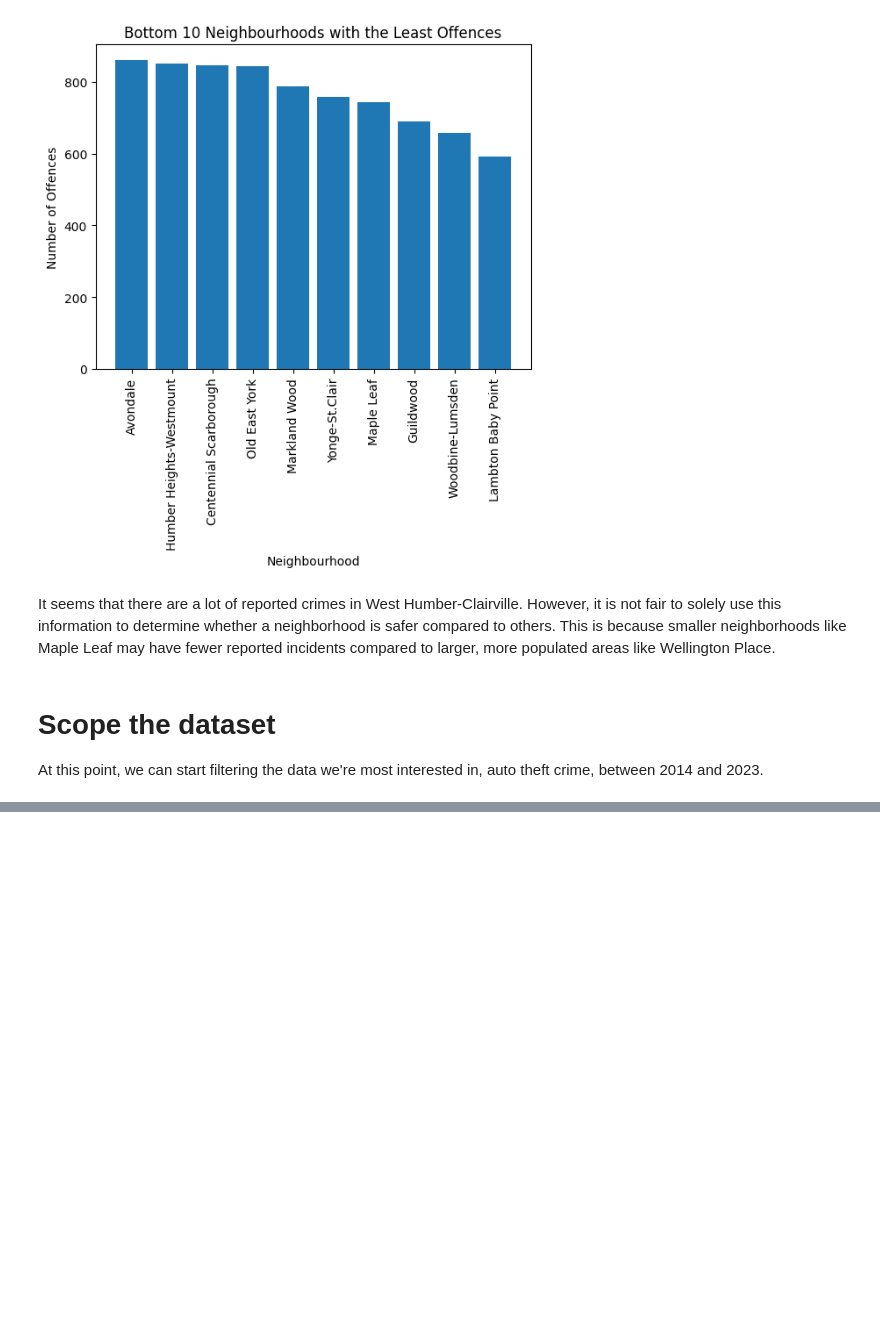
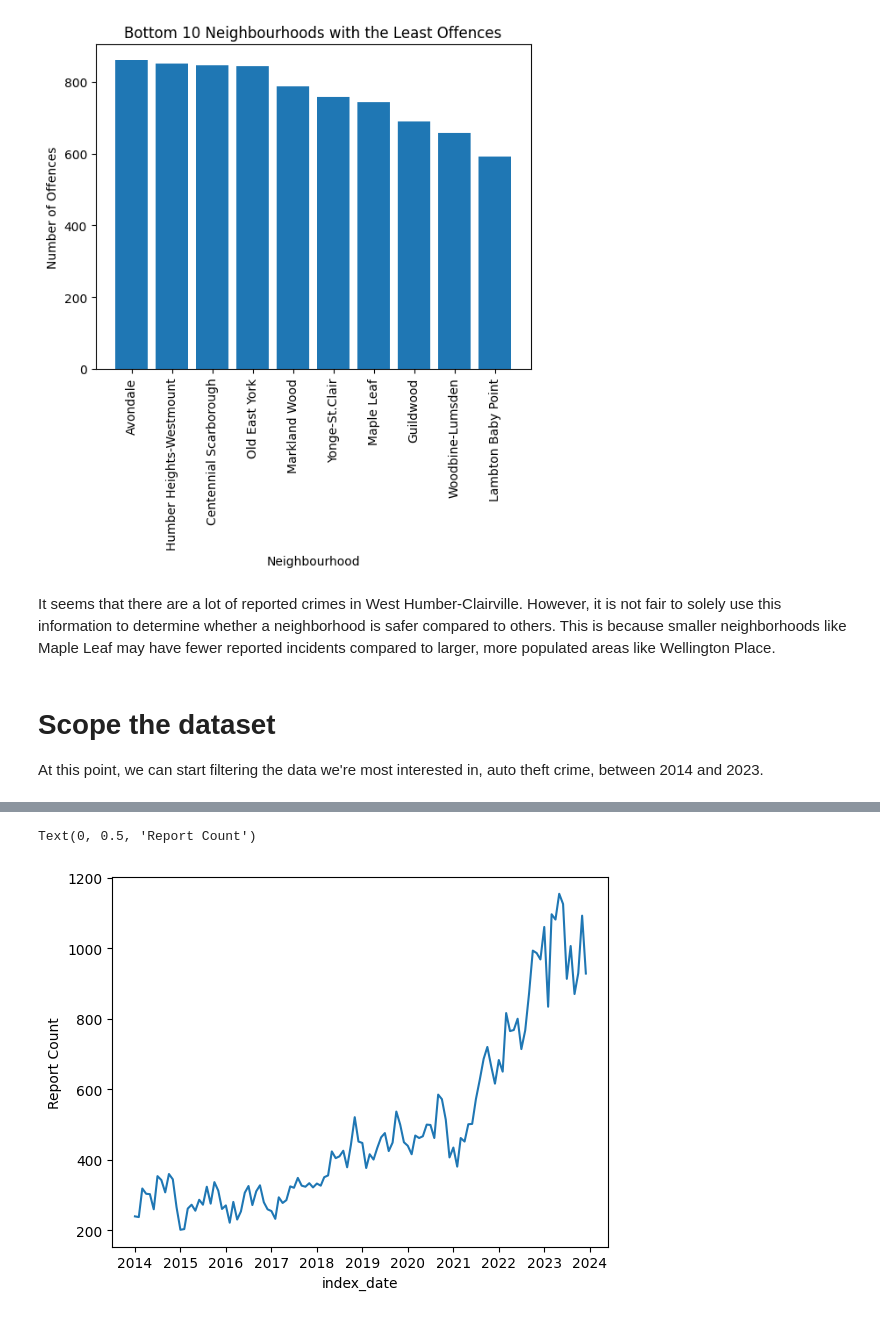
Before and after one commit to DavidToca/ML-Toronto-AutoTheft, a Jupyter notebook: ML_AutoTheft_Toronto.ipynb, the cells around one changed output, grey strips where cells are left out. Drawn from its saved outputs; the diff is of its cells as text; code cells hidden in the pictures; blank space fills up the shorter version.

```diff
--- a/ML_AutoTheft_Toronto.ipynb
+++ b/ML_AutoTheft_Toronto.ipynb
@@ -303,0 +333,3 @@ AttributeError: 'SeriesGroupBy' object has no attribute 'astype'
+# %%
+ts_per_month = df_auto_theft_ts.value_counts("index_date")
+ts_per_month
@@ -303,0 +350,10 @@ AttributeError: 'SeriesGroupBy' object has no attribute 'astype'
+# %%
+import matplotlib.pyplot as plt
+import seaborn as sns
+
+sns.lineplot(ts_per_month)
+
+plt.ylabel("Report Count")
+# %% [output]
+Text(0, 0.5, 'Report Count')
+[figure, added]
```
Also changed, not shown: parts of 6 cells of this notebook.
